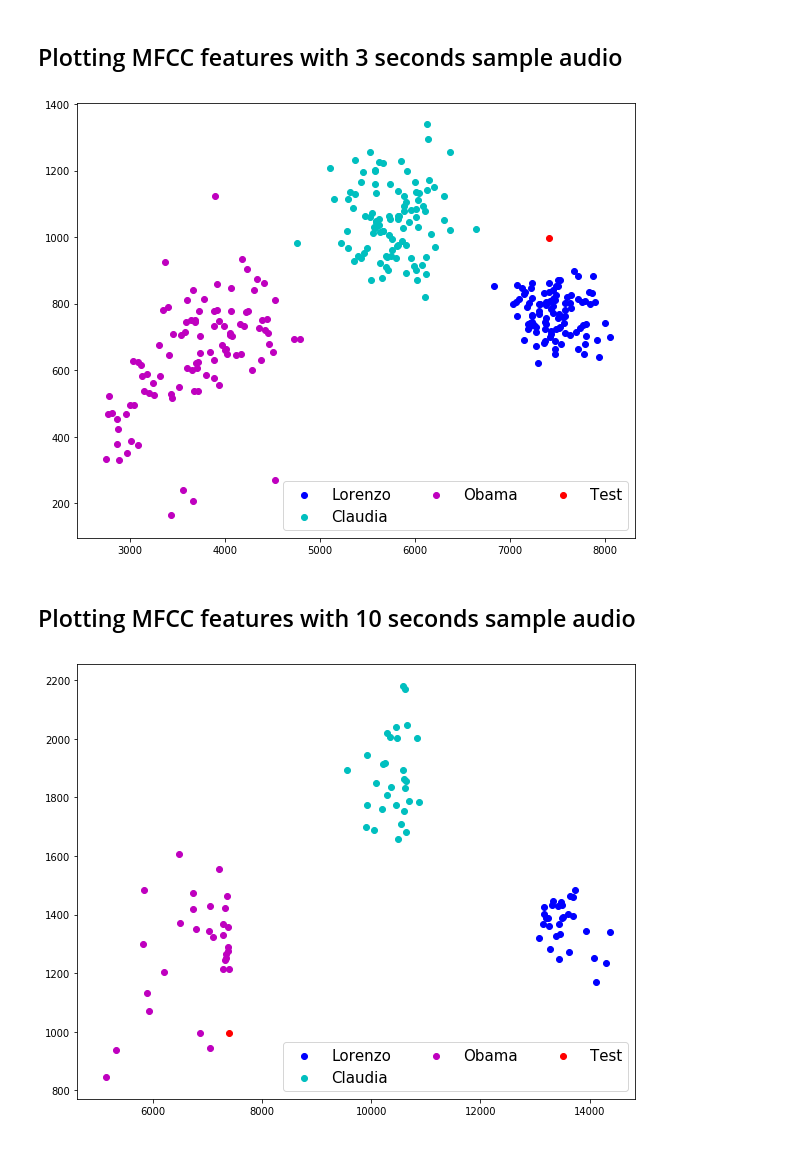
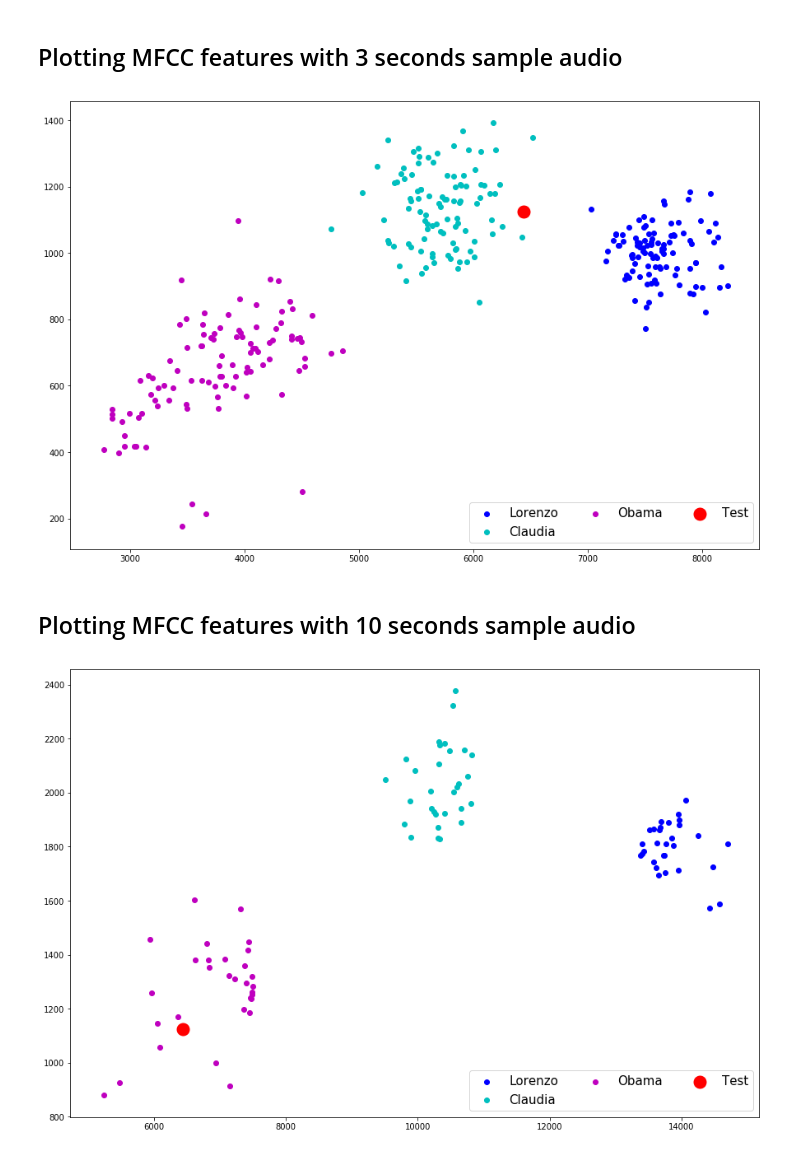
Before and after one commit to lorenzoferrante/Voice_Classifier, a Jupyter notebook: plot.ipynb, the cells around one changed output. Drawn from its saved outputs; the diff is of its cells as text; code cells hidden in the pictures.

```diff
--- a/plot.ipynb
+++ b/plot.ipynb
@@ -12,5 +15,5 @@ from pydub import AudioSegment
 # %%
-plt.rcParams['figure.figsize'] = [10, 8]
+plt.rcParams['figure.figsize'] = [15, 10]
 TEST_PATH = "./tests/"
 DATA_PATH = "./audio_data/"
 # %%
@@ -26,41 +29,34 @@ def cut_audio_file(audio_file, path):
         name = path.format(i)
         cutted.export(name, format='mp3')
 # %%
-def wav_to_mfcc(file_path, max_len=9999999):
+"""
+@return: np.array of shape (n_mfcc, time)
+"""
+def wav_to_mfcc(file_path, n_mfcc=100, max_len=None):
     wave, sr = librosa.load(file_path, mono=True, sr=None)
     #wave = wave[::3]
-    mfcc = librosa.feature.mfcc(wave, sr=16000)
-
-    """
-    # If maximum length exceeds mfcc lengths then pad the remaining ones
-    if (max_len > mfcc.shape[1]):
-        pad_width = max_len - mfcc.shape[1]
-        mfcc = np.pad(mfcc, pad_width=((0, 0), (0, pad_width)), mode='constant')
-
-    # Else cutoff the remaining parts
-    else:
-        mfcc = mfcc[:, :max_len]
-    """
+    mfcc = librosa.feature.mfcc(wave, sr=sr, n_mfcc=100)
+    #mfcc = preprocessing(mfcc, norm='l1', axis=1)
 
     return mfcc
 # %%
-def reduce_mfcc_space(DATA_PATH):
+def reduce_mfcc_space(DATA_PATH, n_dims=2):
     data = []
     files = os.listdir(DATA_PATH)
 
     for f in files:
         chunk = wav_to_mfcc(DATA_PATH + '/' + f)
-        pca = PCA(n_components=3)
+        pca = PCA(n_components=n_dims)
         pca.fit(chunk)
         s = pca.singular_values_
         data.append(s)
     return data
 
-def single_audio_reduce_mfcc_space(FILE_PATH):
+def single_audio_reduce_mfcc_space(FILE_PATH, n_dims=2):
     data = []
 
     chunk = wav_to_mfcc(FILE_PATH)
-    pca = PCA(n_components=3)
+    pca = PCA(n_components=n_dims)
     pca.fit(chunk)
     s = pca.singular_values_
     data.append(s)
@@ -82,34 +78,33 @@ cut_audio_file(audio, './audio_data/obama_3_sec/obama_3_sec_{}.mp3')
 # %%
 colors = ['b', 'c', 'm', 'r']
 
 data1 = reduce_mfcc_space(DATA_PATH + 'lorenzo_3_sec')
 data2 = reduce_mfcc_space(DATA_PATH + 'claudia_3_sec')
 data3 = reduce_mfcc_space(DATA_PATH + 'obama_3_sec')
 
-test = single_audio_reduce_mfcc_space(TEST_PATH + 'claudia_test.m4a')
+test = single_audio_reduce_mfcc_space(TEST_PATH + 'claudia_test_3_sec.m4a')
 
 for point in data1:
     a = plt.scatter(point[0], point[1], marker='o', color=colors[0])
 
 for point in data2:
     b = plt.scatter(point[0], point[1], marker='o', color=colors[1])
 
 for point in data3:
     c = plt.scatter(point[0], point[1], marker='o', color=colors[2])
 
-d = plt.scatter(test[0][0], test[0][1], marker='o', color=colors[3])
+d = plt.scatter(test[0][0], test[0][1], marker='o', color=colors[3], linewidths=10)
 
 plt.legend((a, b, c, d),
            ('Lorenzo', 'Claudia', 'Obama', 'Test'),
            scatterpoints=1,
            loc='lower right',
            ncol=3,
            fontsize=15)
 
-
 plt.show()
 # %% [output]
-[figure, old version]
+[figure, new version]
 # %% [markdown]
 ## Plotting MFCC features with 10 seconds sample audio
 # %%
@@ -119,7 +114,7 @@ data1 = reduce_mfcc_space(DATA_PATH + 'lorenzo')
 data2 = reduce_mfcc_space(DATA_PATH + 'claudia')
 data3 = reduce_mfcc_space(DATA_PATH + 'obama')
 
-test = single_audio_reduce_mfcc_space(TEST_PATH + 'claudia_test.m4a')
+test = single_audio_reduce_mfcc_space(TEST_PATH + 'claudia_test_3_sec.m4a')
 
 for point in data1:
     a = plt.scatter(point[0], point[1], marker='o', color=colors[0])
@@ -130,7 +125,7 @@ for point in data2:
 for point in data3:
     c = plt.scatter(point[0], point[1], marker='o', color=colors[2])
 
-d = plt.scatter(test[0][0], test[0][1], marker='o', color=colors[3])
+d = plt.scatter(test[0][0], test[0][1], marker='o', color=colors[3], linewidths=10)
 
 plt.legend((a, b, c, d),
            ('Lorenzo', 'Claudia', 'Obama', 'Test'),
@@ -139,7 +134,6 @@ plt.legend((a, b, c, d),
            ncol=3,
            fontsize=15)
 
-
 plt.show()
 # %% [output]
-[figure, old version]
+[figure, new version]
```
Also changed, not shown: parts of 5 cells of this notebook.
